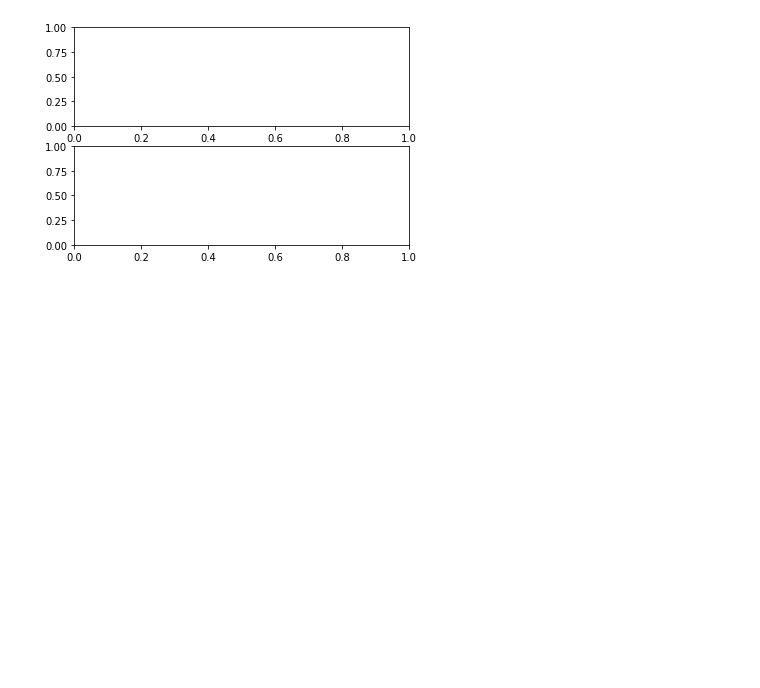
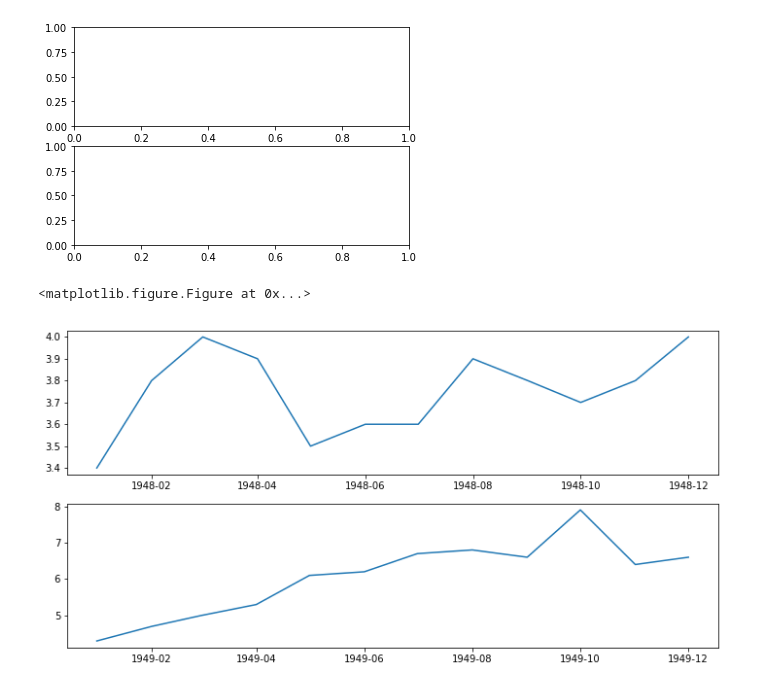
Before and after one commit to ruanhao/basset, a Jupyter notebook: python3/pandas/data_visulization.ipynb, the cells around one changed output. Cells and saved outputs as stored; diff of their text form; code cells hidden in the pictures; blank space fills up the shorter version.

```diff
--- a/python3/pandas/data_visulization.ipynb
+++ b/python3/pandas/data_visulization.ipynb
@@ -43,3 +43,13 @@ ax2 = fig.add_subplot(2,1,2)
 plt.show()
 # %% [output]
 [figure]
+# %%
+fig = plt.figure(figsize=(12,6))
+ax1 = fig.add_subplot(2,1,1)
+ax2 = fig.add_subplot(2,1,2)
+ax1.plot(unrate[0:12]['DATE'], unrate[0:12]['VALUE'])
+ax2.plot(unrate[12:24]['DATE'], unrate[12:24]['VALUE'])
+plt.show()
+# %% [output]
+<matplotlib.figure.Figure at 0x...>
+[figure, added]
```
Also changed, not shown: parts of 4 cells of this notebook.
